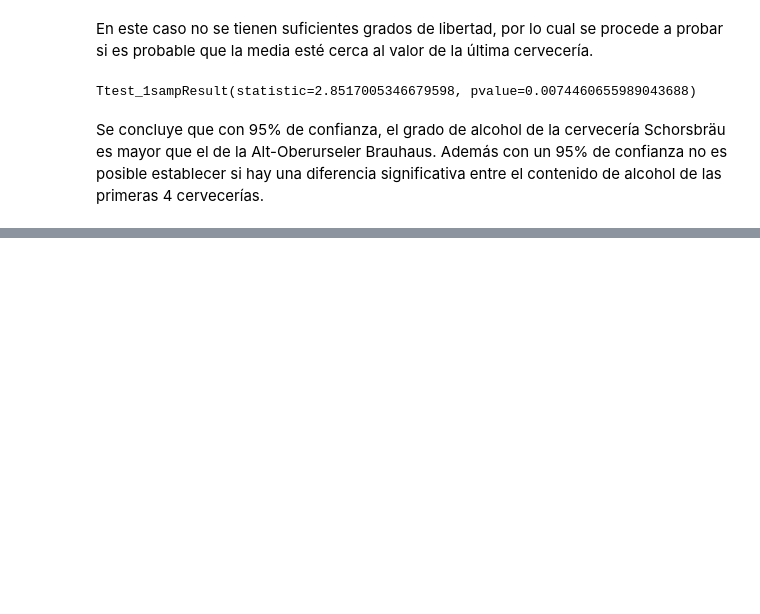
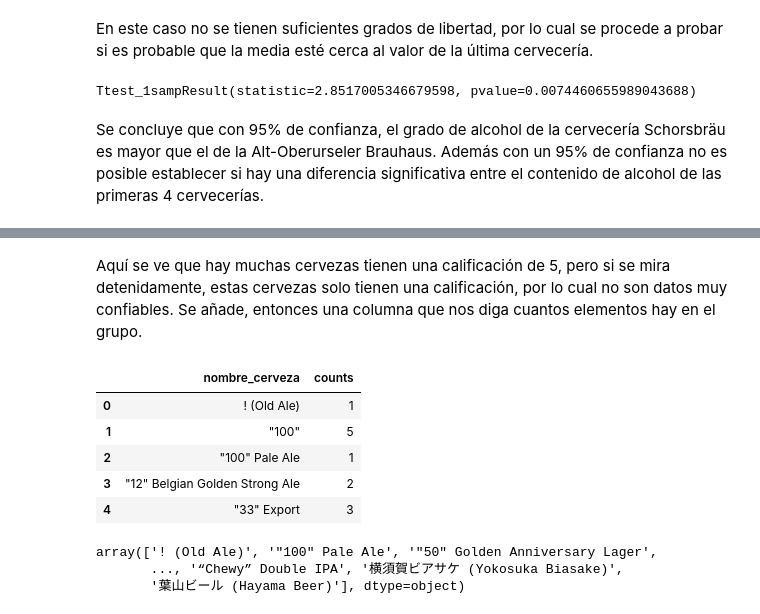
Before and after one commit to juanclopezr/Beer_reviews, a Jupyter notebook: Beer_reviews.ipynb, the cells around one changed output, grey strips where cells are left out. Cells and saved outputs as stored; diff of their text form; code cells hidden in the pictures; blank space fills up the shorter version.

```diff
--- a/Beer_reviews.ipynb
+++ b/Beer_reviews.ipynb
@@ -171,0 +202,19 @@ Se concluye que con 95% de confianza, el grado de alcohol de la cervecería Scho
+# %% [markdown]
+Aquí se ve que hay muchas cervezas tienen una calificación de 5, pero si se mira detenidamente, estas cervezas solo tienen una calificación, por lo cual no son datos muy confiables. Se añade, entonces una columna que nos diga cuantos elementos hay en el grupo.
+# %%
+beer_counts = grouped_beer.size().reset_index(name='counts')
+beer_counts.head()
+# %% [output]
+|  | nombre_cerveza | counts |
+| 0 | ! (Old Ale) | 1 |
+| 1 | "100" | 5 |
+| 2 | "100" Pale Ale | 1 |
+| 3 | "12" Belgian Golden Strong Ale | 2 |
+| 4 | "33" Export | 3 |
+# %%
+invalid = beer_counts.loc[beer_counts.counts == 1].nombre_cerveza.as_matrix()
+invalid
+# %% [output]
+array(['! (Old Ale)', '"100" Pale Ale', '"50" Golden Anniversary Lager',
+       ..., '“Chewy” Double IPA', '横須賀ビアサケ (Yokosuka Biasake)',
+       '葉山ビール (Hayama Beer)'], dtype=object)
```
Also changed, not shown: parts of 25 cells of this notebook.
